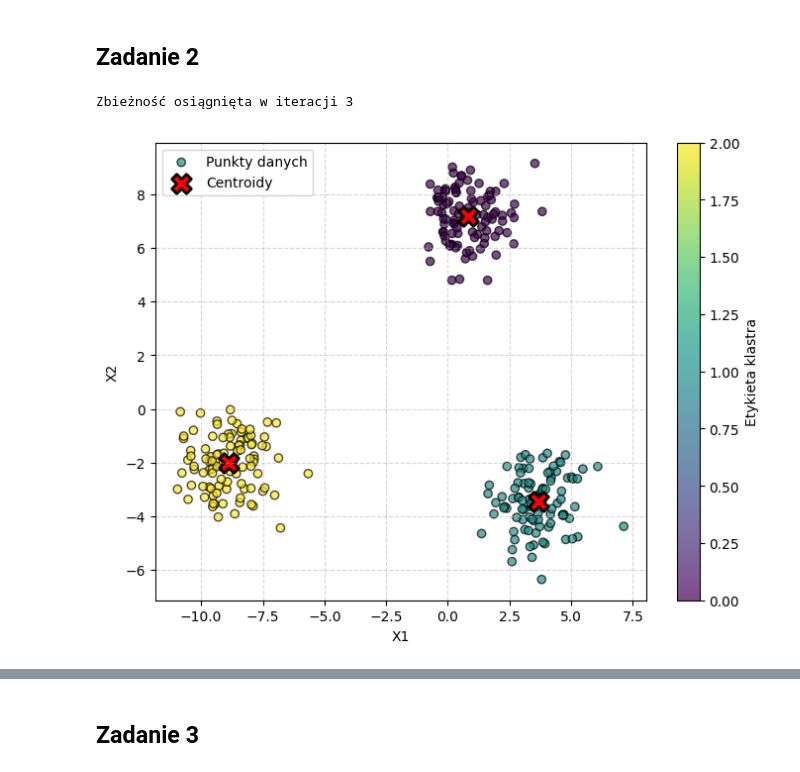
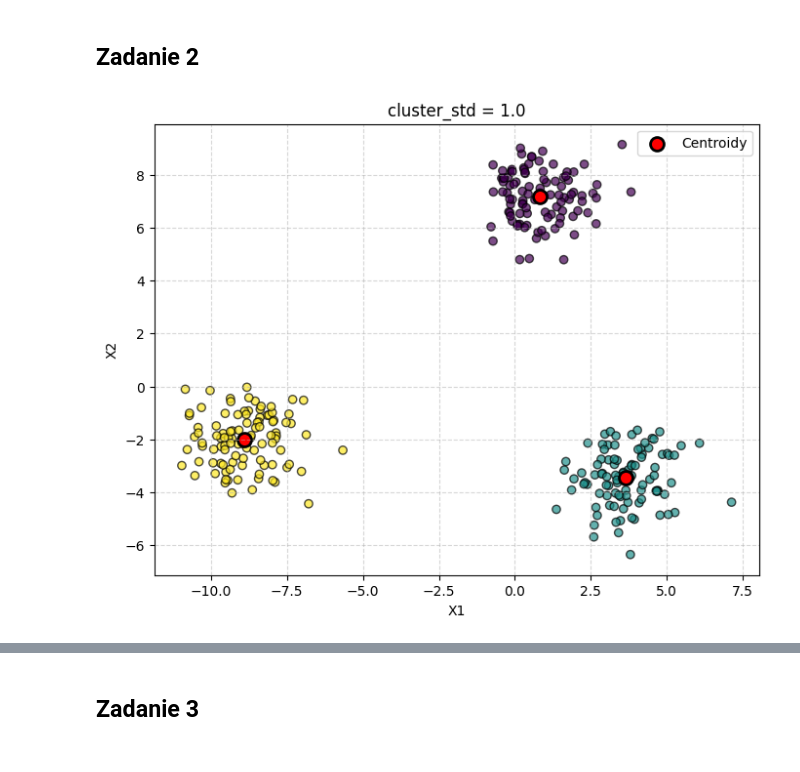
Before and after one commit to Carkules/machine_learning_intro, a Jupyter notebook: list_2/list_2.ipynb, the cells around one changed output, grey strips where cells are left out. Cells and saved outputs as stored; diff of their text form; code cells hidden in the pictures.

```diff
--- a/list_2/list_2.ipynb
+++ b/list_2/list_2.ipynb
@@ -70,48 +96,41 @@ class CustomKMeans:
             self.centroids = new_centroids
 
             if centroid_shift < self.tol:
-                print(f"Zbieżność osiągnięta w iteracji {iteration + 1}")
+                #print(f"Zbieżność osiągnięta w iteracji {iteration + 1}")
                 break
 
         return self
-
-    def predict(self, X):
-        distances = np.linalg.norm(X[:, np.newaxis] - self.centroids, axis=2)
-        return np.argmin(distances, axis=1)
 # %%
 kmeans = CustomKMeans(k=3, random_state=67)
 kmeans.fit(X)
 
 plt.figure(figsize=(8, 6))
 
 scatter = plt.scatter(
     X[:, 0],
     X[:, 1],
     c=kmeans.labels,
     cmap='viridis',
     alpha=0.7,
     edgecolor='k',
-    label='Punkty danych'
 )
 
 plt.scatter(
     kmeans.centroids[:, 0],
     kmeans.centroids[:, 1],
     c='red',
-    marker='X',
-    s=200,
+    s=100,
     linewidths=2,
     edgecolor='black',
     label='Centroidy'
 )
 
 plt.xlabel('X1')
 plt.ylabel('X2')
+plt.title('cluster_std = 1.0')
 plt.legend()
 plt.grid(True, linestyle='--', alpha=0.5)
-plt.colorbar(scatter, label='Etykieta klastra')
 
 plt.show()
 # %% [output]
-Zbieżność osiągnięta w iteracji 3
-[figure, old version]
+[figure, new version]
```
Also changed, not shown: parts of 13 cells of this notebook.
